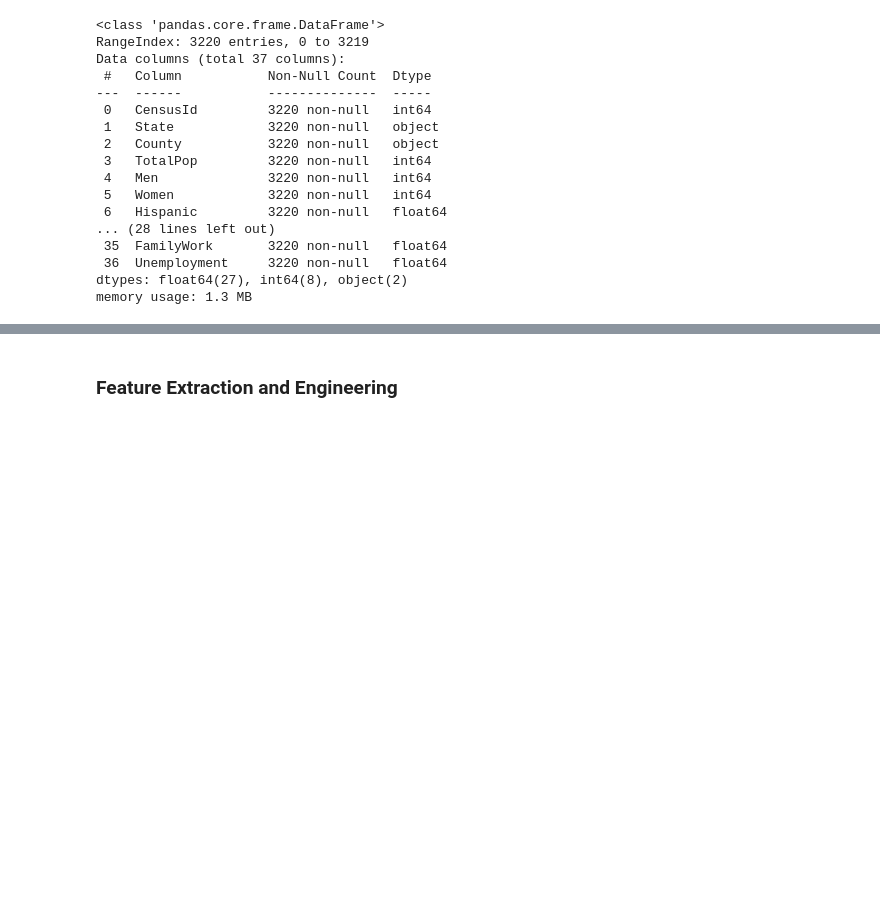
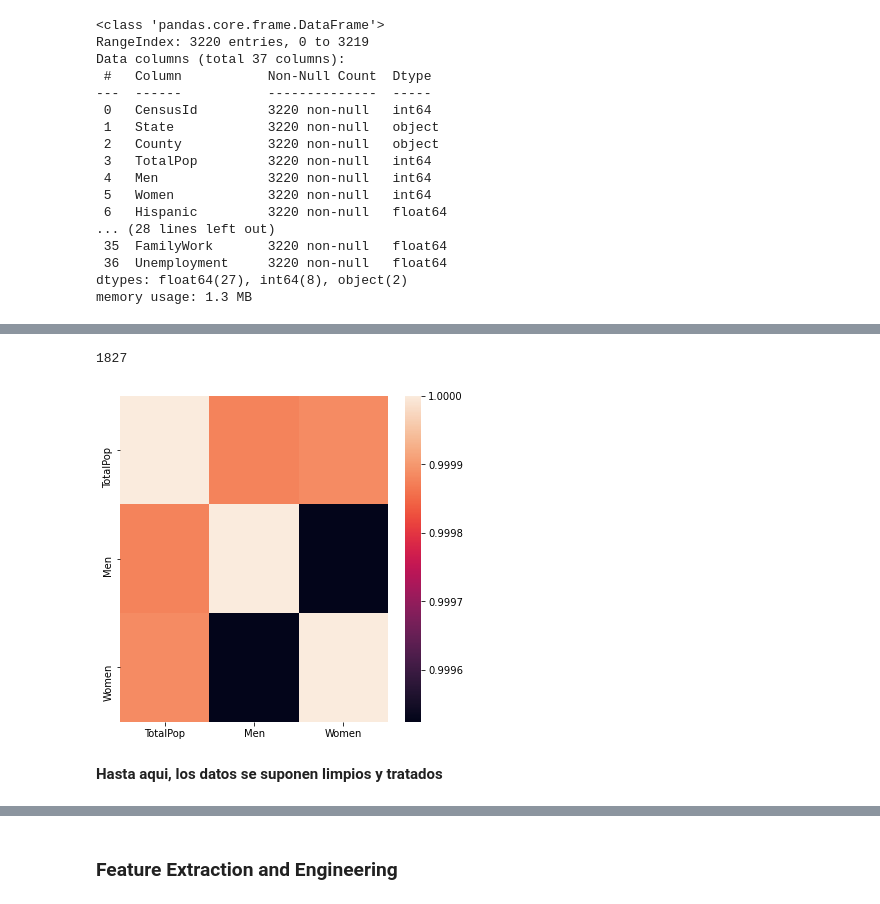
Before and after one commit to Pomilusky/apuntes_clase, a Jupyter notebook: semana_6/2.1 - Intro Machine Learning.ipynb, the cells around one changed output, grey strips where cells are left out. Cells and saved outputs as stored; diff of their text form; code cells hidden in the pictures; blank space fills up the shorter version.

```diff
--- a/semana_6/2.1 - Intro Machine Learning.ipynb
+++ b/semana_6/2.1 - Intro Machine Learning.ipynb
@@ -83,0 +144,6 @@ memory usage: 1.3 MB
+# %%
+n_columnas=[x+'Rate' for x in conversion]
+
+census[n_columnas]=census[conversion].apply(escala)
+
+census.head()
@@ -83,0 +161,2 @@ memory usage: 1.3 MB
+# %%
+census['TotalPopScale']=RobustScaler().fit_transform(census.TotalPop.values.reshape(-1, 1))
@@ -83,0 +172,11 @@ memory usage: 1.3 MB
+# %%
+# variables categoricas
+
+# one-hot encoding / get dummies (variable dummie) (onehotencoder esta en sklearn, get dummies en pandas)
+# https://scikit-learn.org/stable/modules/generated/sklearn.preprocessing.OneHotEncoder.html
+
+state=pd.get_dummies(census.State, drop_first=True)
+
+census=pd.concat([census, state], axis=1)
+
+census.tail()
@@ -83,0 +190,4 @@ memory usage: 1.3 MB
+# %%
+len(census.County.unique())
+# %% [output]
+1827
@@ -83,0 +202,10 @@ memory usage: 1.3 MB
+# %%
+# colinealidad
+
+import seaborn as sns
+
+plt.figure(figsize=(6, 6))
+
+sns.heatmap(census[['TotalPop', 'Men', 'Women']].corr());
+# %% [output]
+[figure, added]
@@ -83,0 +220,2 @@ memory usage: 1.3 MB
+# %% [markdown]
+**Hasta aqui, los datos se suponen limpios y tratados**
```
Also changed, not shown: parts of 41 cells of this notebook.
